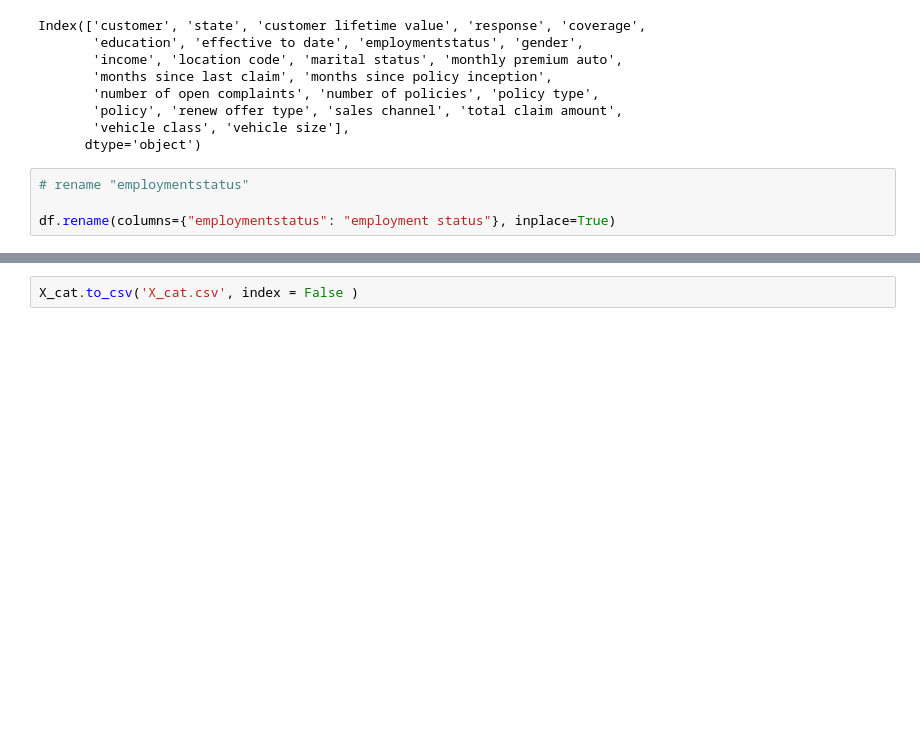
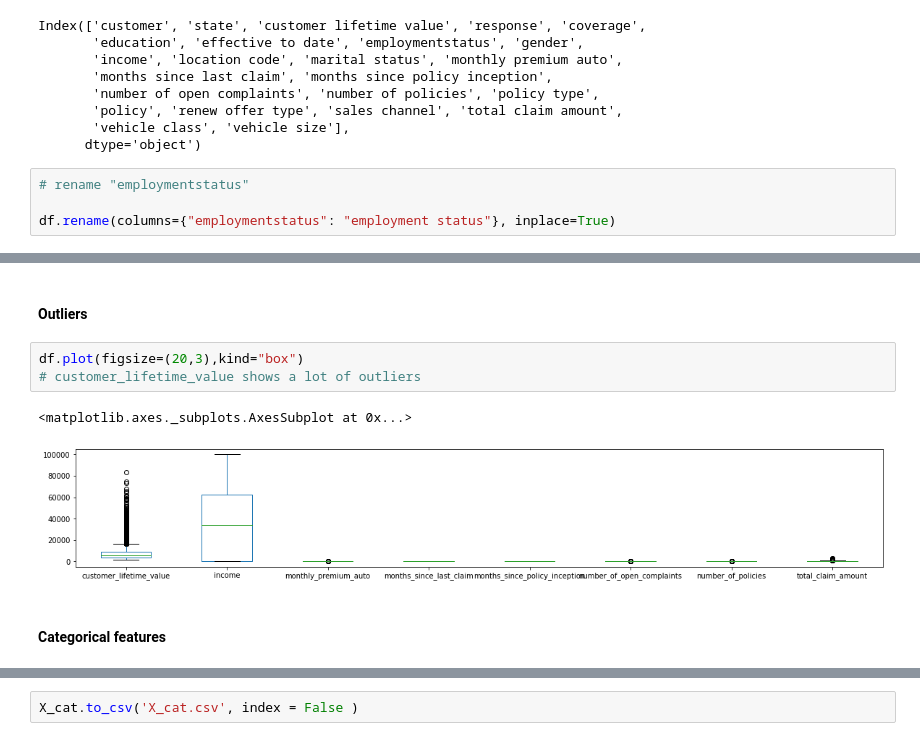
Before and after one commit to tonyhathuc/lab-customer-analysis-predicting-claim-amount-with-ML, a Jupyter notebook: Customer_Analysis_Predicting_Claim_Amount_with_ML.ipynb, the cells around one changed output, grey strips where cells are left out. Drawn from its saved outputs; the diff is of its cells as text; blank space fills up the shorter version.

```diff
--- a/Customer_Analysis_Predicting_Claim_Amount_with_ML.ipynb
+++ b/Customer_Analysis_Predicting_Claim_Amount_with_ML.ipynb
@@ -233,0 +317,10 @@ plt.show()
+# %% [markdown]
+#### Outliers
+# %%
+df.plot(figsize=(20,3),kind="box")
+# customer_lifetime_value shows a lot of outliers
+# %% [output]
+<matplotlib.axes._subplots.AxesSubplot at 0x...>
+[figure, added]
+# %% [markdown]
+#### Categorical features
```
Also changed, not shown: parts of 85 cells of this notebook.
